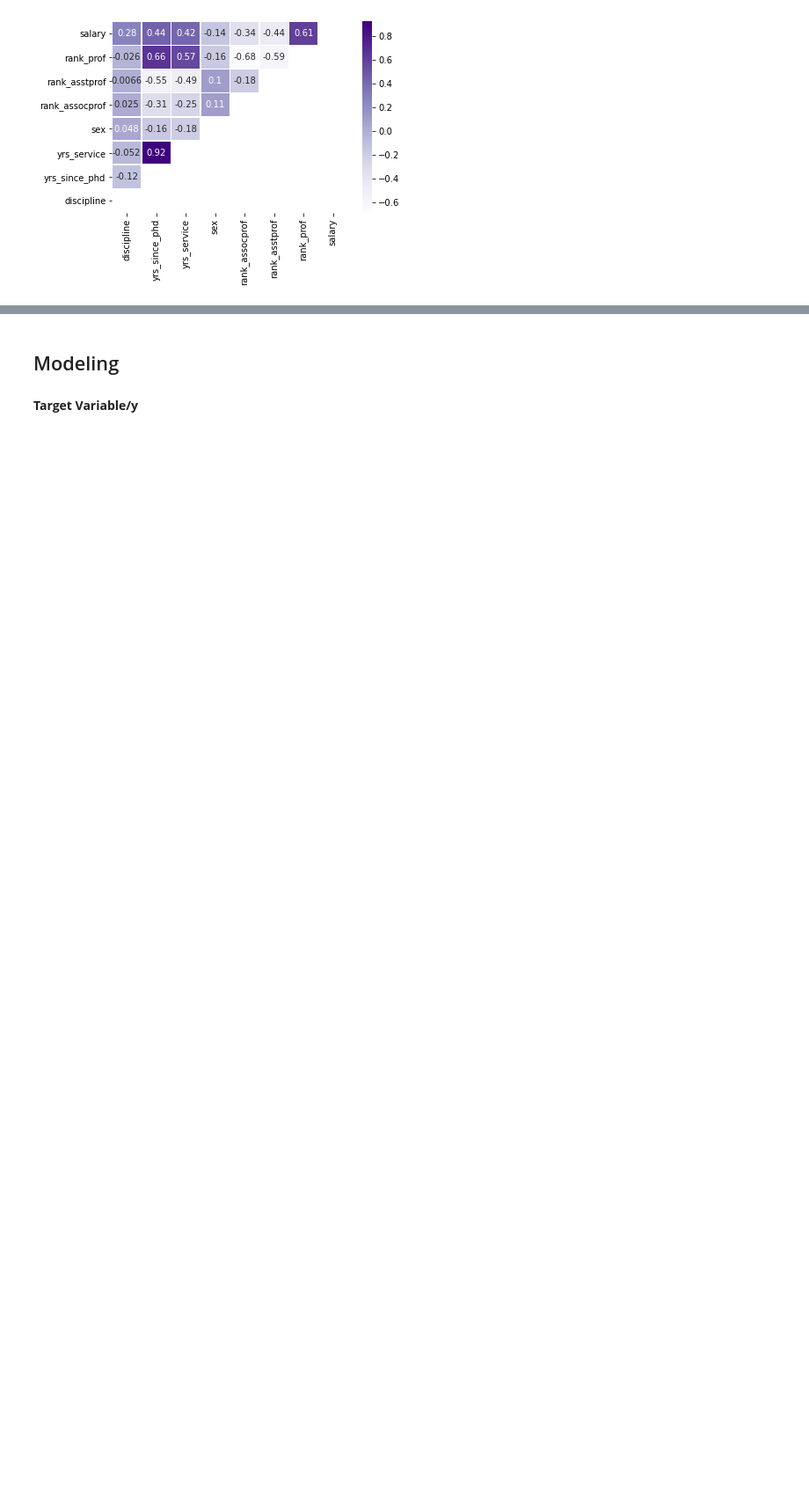
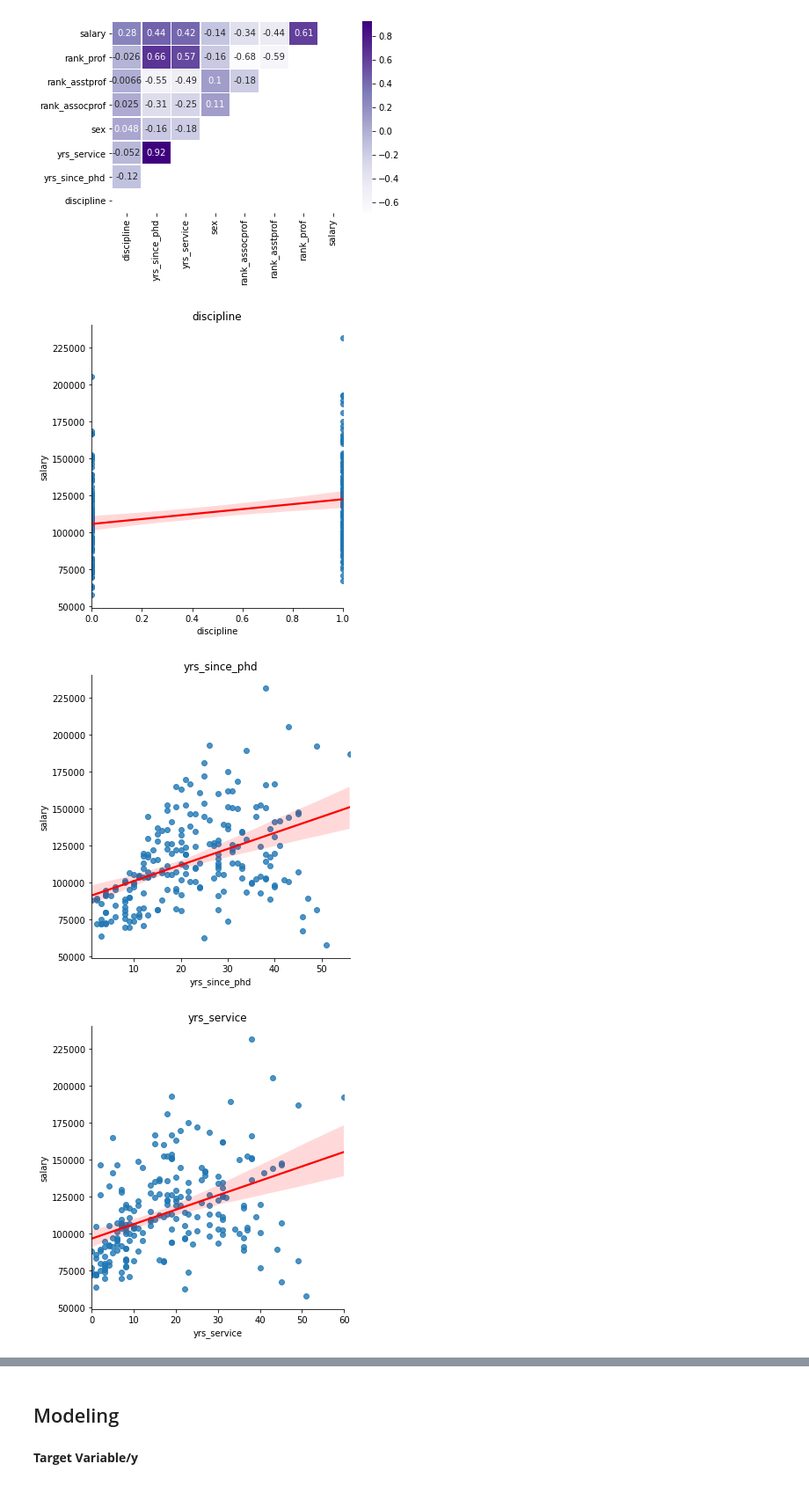
Before and after one commit to cindyvillanuevads/regression-exercises, a Jupyter notebook: modeling_exercises.ipynb, the cells around one changed output, grey strips where cells are left out. Shown at 88% size. Saved outputs shown, nothing was run; the diff lists cells and outputs as text; code cells hidden in the pictures; blank space fills up the shorter version.

```diff
--- a/modeling_exercises.ipynb
+++ b/modeling_exercises.ipynb
@@ -335,3 +344,9 @@ ValueError: Could not interpret input 'salary'
  explore.heatmap (train_scaled)
 # %% [output]
 [figure]
+# %%
+explore.plot_variable_pairs(train, 'salary')
+# %% [output]
+[figure, added]
+[figure, added]
+[figure, added]
```
Also changed, not shown: parts of 24 cells of this notebook.
